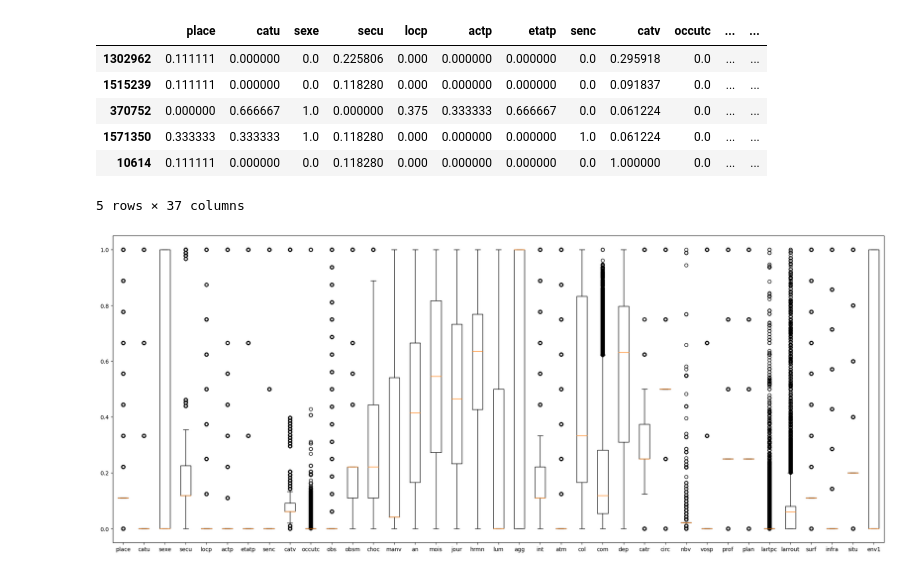
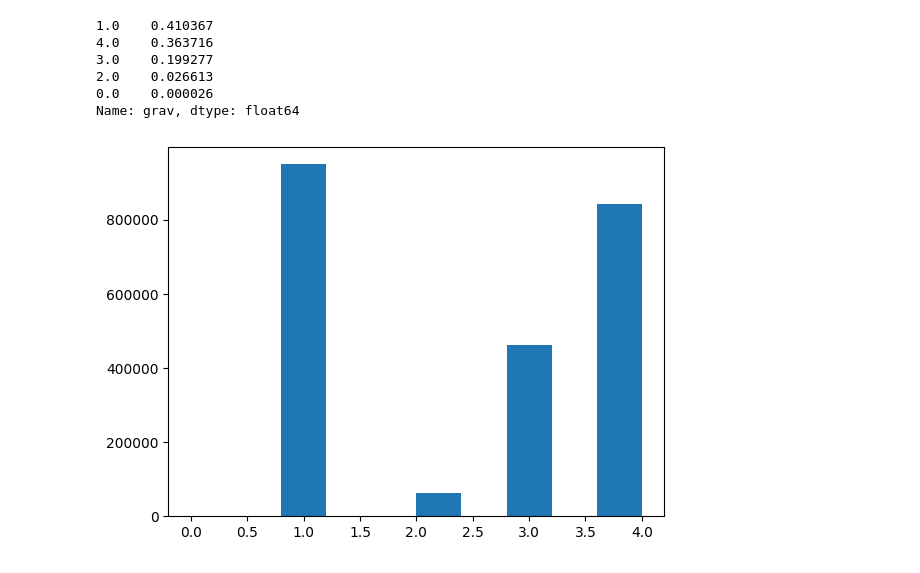
Before and after one commit to shchepos/DS-project---Road-accidents-in-France, a Jupyter notebook: classification.ipynb, the cells around one changed output. Drawn from its saved outputs; the diff is of its cells as text; code cells hidden in the pictures.

```diff
--- a/classification.ipynb
+++ b/classification.ipynb
@@ -1,7 +3,10 @@
 # %%
 import pandas as pd
-import matplotlib.pyplot as plt
-df = pd.read_csv('accidents_for_classification_model.csv', index_col=0)
+from google.colab import drive
+drive.mount('/content/drive')
+
+with open('/content/drive/My Drive/DataScience project/accidents_for_classification_model_2.csv', 'r', encoding='ISO-8859-1') as f:
+  df = pd.read_csv(f, index_col=0)
 
 df.info()
 # %% [output]
@@ -78,22 +31,14 @@ plt.show()
-# %%
-from sklearn.preprocessing import MinMaxScaler
-MinMaxScaler = MinMaxScaler()
-MinMaxScaler.fit(data)
-data_scaled=MinMaxScaler.transform(data)
-
-data_scaled=pd.DataFrame(data_scaled, index=data.index, columns=data.columns)
-display(data_scaled.head())
-
-features = list(data_scaled.keys())
-plt.figure(figsize=(25, 10))
-plt.boxplot(data_scaled.values,0,labels=features)
-plt.show()
-# %% [output]
-|  | place | catu | sexe | secu | locp | actp | etatp | senc | catv | occutc | ... | ... |
-| 1302962 | 0.111111 | 0.000000 | 0.0 | 0.225806 | 0.000 | 0.000000 | 0.000000 | 0.0 | 0.295918 | 0.0 | ... | ... |
-| 1515239 | 0.111111 | 0.000000 | 0.0 | 0.118280 | 0.000 | 0.000000 | 0.000000 | 0.0 | 0.091837 | 0.0 | ... | ... |
-| 370752 | 0.000000 | 0.666667 | 1.0 | 0.000000 | 0.375 | 0.333333 | 0.666667 | 0.0 | 0.061224 | 0.0 | ... | ... |
-| 1571350 | 0.333333 | 0.333333 | 1.0 | 0.118280 | 0.000 | 0.000000 | 0.000000 | 1.0 | 0.061224 | 0.0 | ... | ... |
-| 10614 | 0.111111 | 0.000000 | 0.0 | 0.118280 | 0.000 | 0.000000 | 0.000000 | 0.0 | 1.000000 | 0.0 | ... | ... |
-5 rows × 37 columns
-[figure, removed]
+# %%
+import matplotlib.pyplot as plt
+
+print(df.grav.value_counts(normalize=True))
+
+plt.hist(df.grav);
+# %% [output]
+1.0    0.410367
+4.0    0.363716
+3.0    0.199277
+2.0    0.026613
+0.0    0.000026
+Name: grav, dtype: float64
+[figure, added]
```
Also changed, not shown: parts of 47 cells of this notebook.
